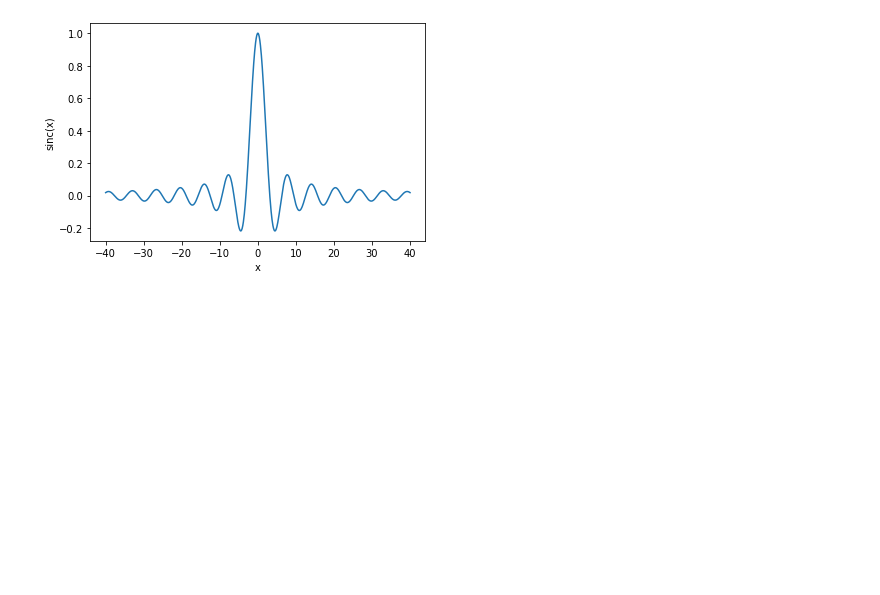
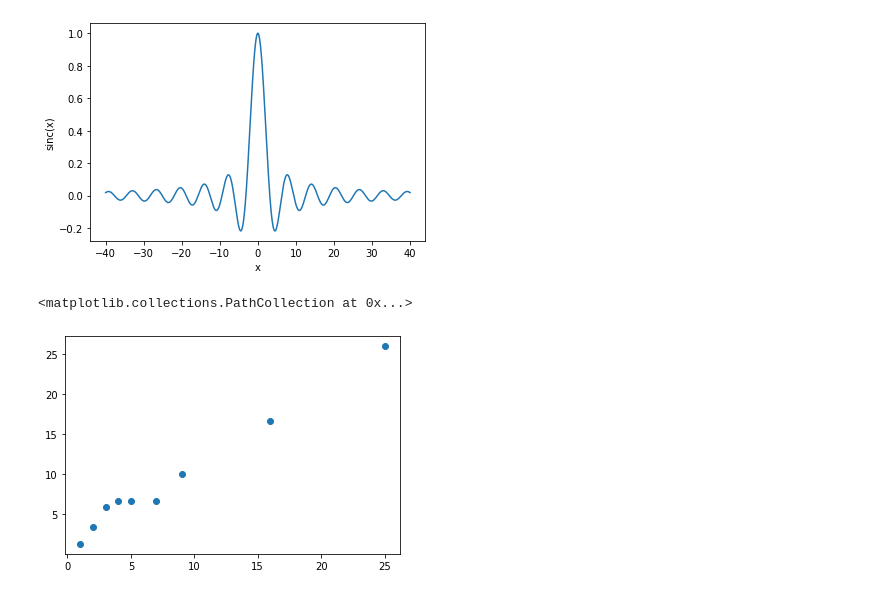
Before and after one commit to emilegp/filtrage_spatial, a Jupyter notebook: modele_math/filtrage.ipynb, the cells around one changed output. Drawn from its saved outputs; the diff is of its cells as text; code cells hidden in the pictures; blank space fills up the shorter version.

Commit message:
dompe d'image et code fini

```diff
--- a/modele_math/filtrage.ipynb
+++ b/modele_math/filtrage.ipynb
@@ -250,3 +250,11 @@ plt.ylabel("sinc(x)")
 plt.savefig("sinc", dpi = 200)
 # %% [output]
 [figure]
+# %%
+ouverture_iris = [1, 2, 3, 4, 5, 7, 9, 16, 25]
+freq_coupure = [1.25, 3.33, 5.88, 6.67, 6.67, 6.67, 10, 16.67, 26]
+# %%
+plt.scatter(ouverture_iris, freq_coupure)
+# %% [output]
+<matplotlib.collections.PathCollection at 0x...>
+[figure, added]
```
Also changed, not shown: 32 other files.
